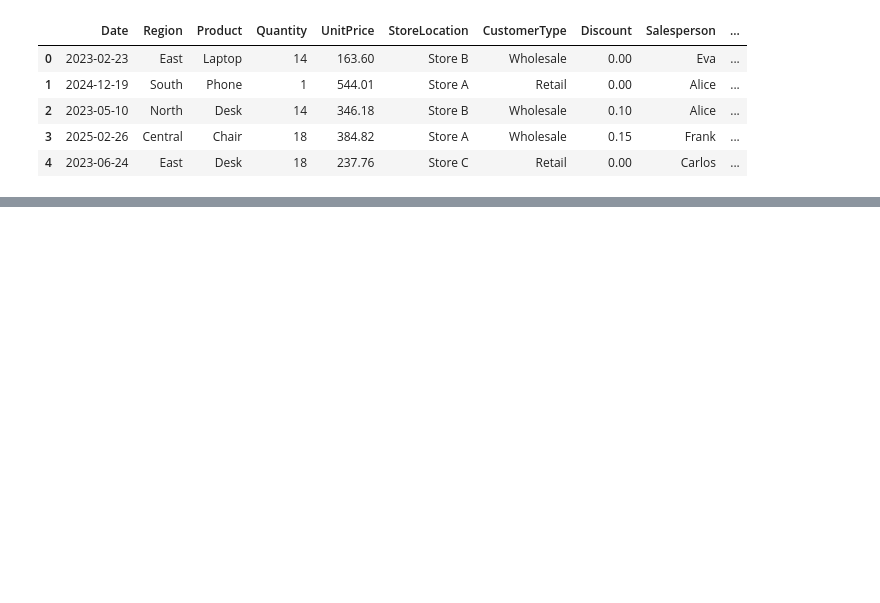
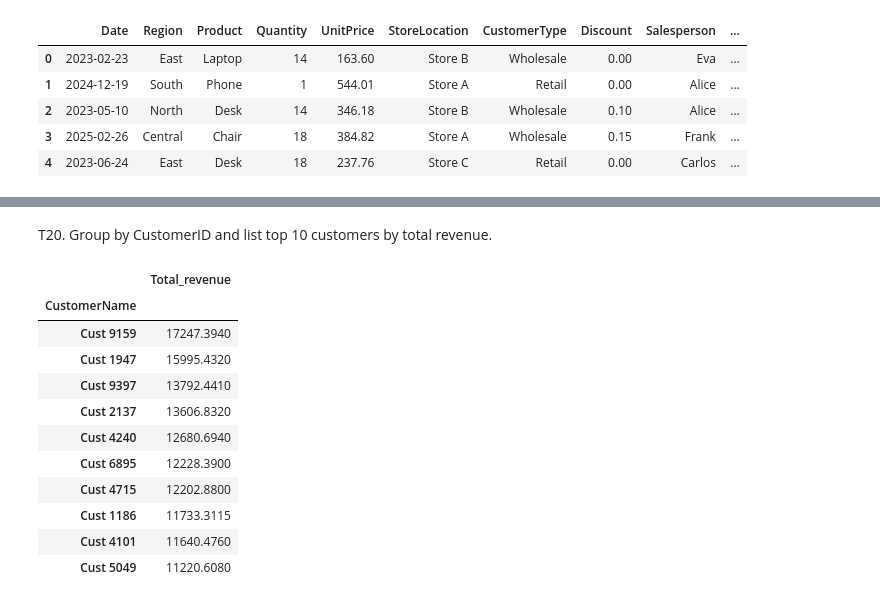
Before and after one commit to sagarnbeedi-analytics/data-analytics-portfolio, a Jupyter notebook: PYTHON/practicing_python_libraries/python_files/pandas.ipynb, the cells around one changed output, grey strips where cells are left out. Cells and saved outputs as stored; diff of their text form; code cells hidden in the pictures; blank space fills up the shorter version.

```diff
--- a/PYTHON/practicing_python_libraries/python_files/pandas.ipynb
+++ b/PYTHON/practicing_python_libraries/python_files/pandas.ipynb
@@ -462,0 +501,19 @@ Name: TotalPrice, dtype: float64
+# %% [markdown]
+T20. Group by CustomerID and list top 10 customers by total revenue.
+# %%
+df2.groupby("CustomerName").agg(
+    Total_revenue=("TotalRevenue","sum"),
+).sort_values(by="Total_revenue",ascending=False).head(10)
+# %% [output]
+|  | Total_revenue |
+| CustomerName |  |
+| Cust 9159 | 17247.3940 |
+| Cust 1947 | 15995.4320 |
+| Cust 9397 | 13792.4410 |
+| Cust 2137 | 13606.8320 |
+| Cust 4240 | 12680.6940 |
+| Cust 6895 | 12228.3900 |
+| Cust 4715 | 12202.8800 |
+| Cust 1186 | 11733.3115 |
+| Cust 4101 | 11640.4760 |
+| Cust 5049 | 11220.6080 |
```
Also changed, not shown: parts of 20 cells of this notebook.
